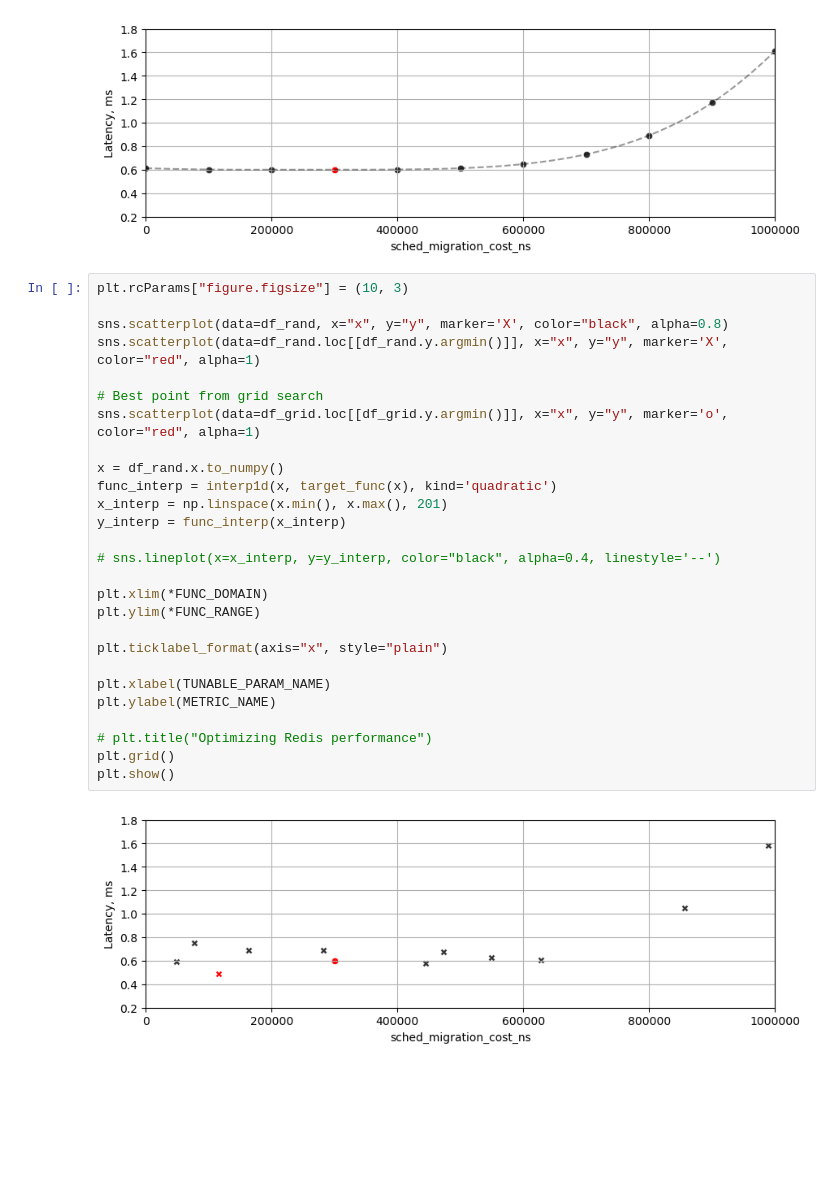
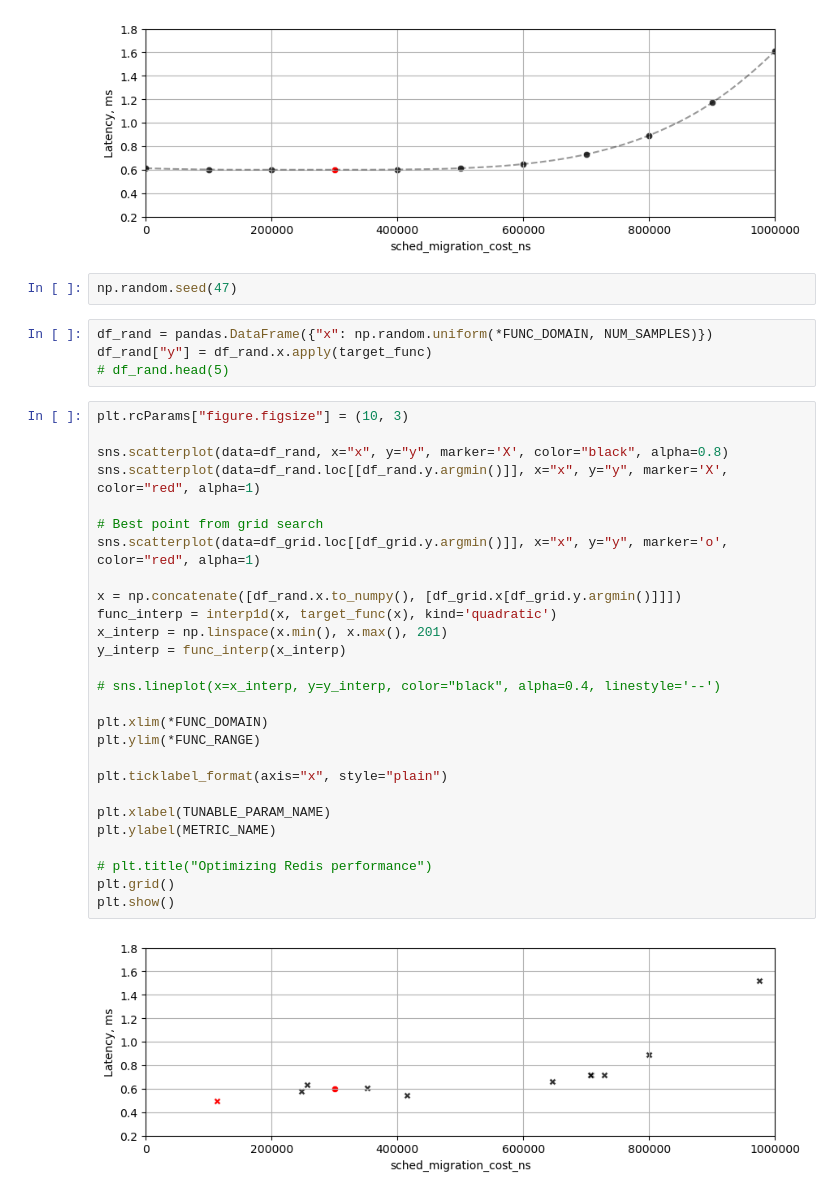
Before and after one commit to motus/sqlite-autotuning, a Jupyter notebook: sigmod2025_tutorial_bo.ipynb, the cells around one changed output. Saved outputs shown, nothing was run; the diff lists cells and outputs as text; blank space fills up the shorter version.

```diff
--- a/sigmod2025_tutorial_bo.ipynb
+++ b/sigmod2025_tutorial_bo.ipynb
@@ -63,35 +58,41 @@ plt.grid()
 plt.show()
 # %% [output]
 [figure]
+# %%
+np.random.seed(47)
+# %%
+df_rand = pandas.DataFrame({"x": np.random.uniform(*FUNC_DOMAIN, NUM_SAMPLES)})
+df_rand["y"] = df_rand.x.apply(target_func)
+# df_rand.head(5)
 # %%
 plt.rcParams["figure.figsize"] = (10, 3)
 
 sns.scatterplot(data=df_rand, x="x", y="y", marker='X', color="black", alpha=0.8)
 sns.scatterplot(data=df_rand.loc[[df_rand.y.argmin()]], x="x", y="y", marker='X', color="red", alpha=1)
 
 # Best point from grid search
 sns.scatterplot(data=df_grid.loc[[df_grid.y.argmin()]], x="x", y="y", marker='o', color="red", alpha=1)
 
-x = df_rand.x.to_numpy()
+x = np.concatenate([df_rand.x.to_numpy(), [df_grid.x[df_grid.y.argmin()]]])
 func_interp = interp1d(x, target_func(x), kind='quadratic')
 x_interp = np.linspace(x.min(), x.max(), 201)
 y_interp = func_interp(x_interp)
 
 # sns.lineplot(x=x_interp, y=y_interp, color="black", alpha=0.4, linestyle='--')
 
 plt.xlim(*FUNC_DOMAIN)
 plt.ylim(*FUNC_RANGE)
 
 plt.ticklabel_format(axis="x", style="plain")
 
 plt.xlabel(TUNABLE_PARAM_NAME)
 plt.ylabel(METRIC_NAME)
 
 # plt.title("Optimizing Redis performance")
 plt.grid()
 plt.show()
 # %% [output]
-[figure, old version]
+[figure, new version]
 # %%
 plt.rcParams["figure.figsize"] = (10, 3)
 
```
Also changed, not shown: parts of 3 cells of this notebook.
